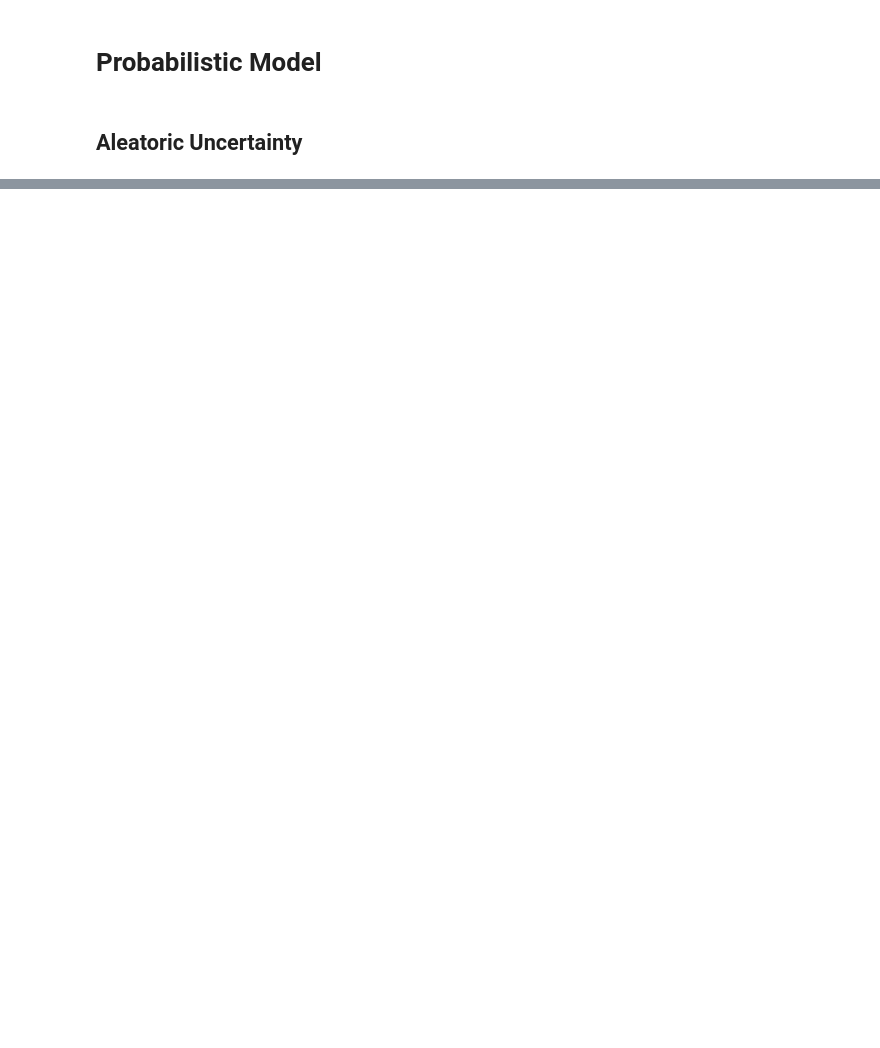
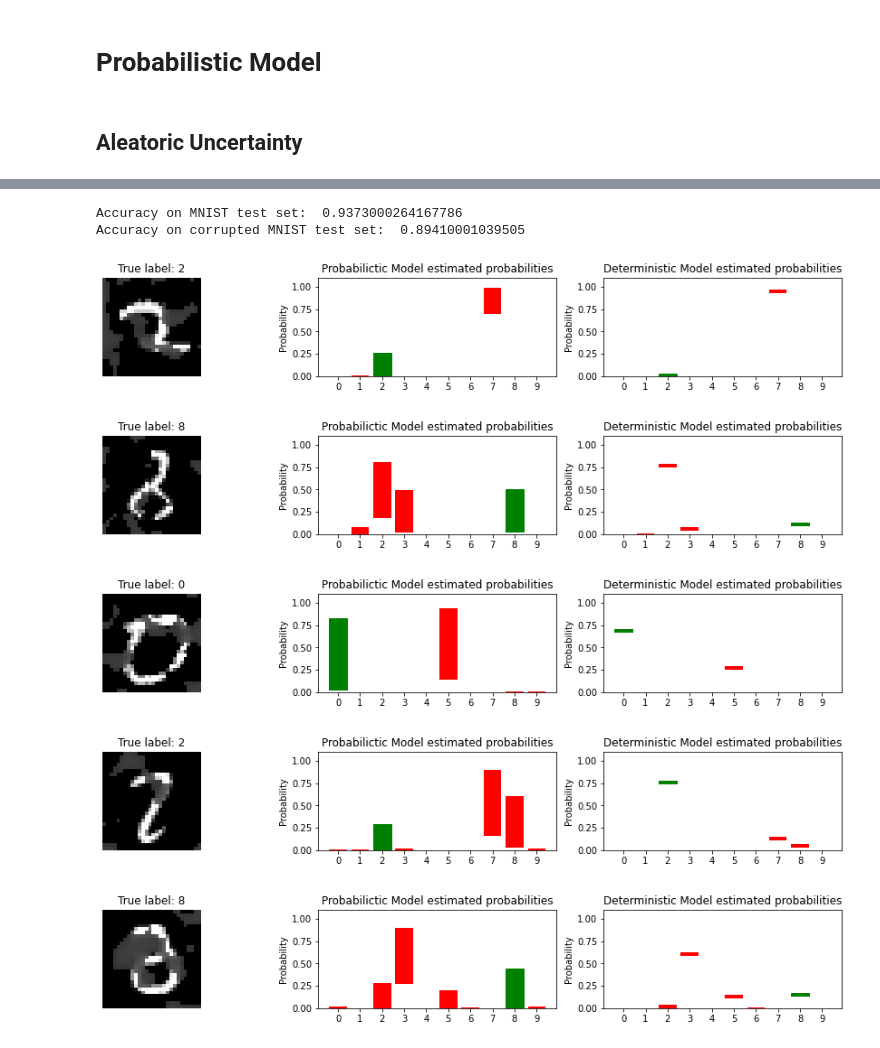
Before and after one commit to basselkassem/probabilistic-ml, a Jupyter notebook: baysian_nn.ipynb, the cells around one changed output, grey strips where cells are left out. Drawn from its saved outputs; the diff is of its cells as text; code cells hidden in the pictures; blank space fills up the shorter version.

Commit message:
implement epistemic and aleatoric uncertainty

```diff
--- a/baysian_nn.ipynb
+++ b/baysian_nn.ipynb
@@ -339,0 +340,31 @@ Corrupted MNIST test set:
+# %%
+def get_epistemic_model():
+  divergenc_fn = lambda q, p, _: tfd.kl_divergence(q, p) / X_train.shape[0]
+  model = tf.keras.models.Sequential([
+    tfpl.Convolution2DReparameterization(
+        8, 5, padding = 'same', input_shape = (28, 28, 1), activation = 'relu',
+        kernel_prior_fn = tfpl.default_multivariate_normal_fn,
+        kernel_posterior_fn = tfpl.default_mean_field_normal_fn(),
+        kernel_divergence_fn = divergenc_fn,
+        bias_prior_fn = tfpl.default_multivariate_normal_fn,
+        bias_posterior_fn = tfpl.default_mean_field_normal_fn(),
+        bias_divergence_fn = divergenc_fn,
+    ),
+    tf.keras.layers.MaxPooling2D(6),
+    tf.keras.layers.Flatten(),
+    tfpl.DenseReparameterization(
+        tfpl.OneHotCategorical.params_size(10),
+        kernel_prior_fn = tfpl.default_multivariate_normal_fn,
+        kernel_posterior_fn = tfpl.default_mean_field_normal_fn(),
+        kernel_divergence_fn = divergenc_fn,
+        bias_prior_fn = tfpl.default_multivariate_normal_fn,
+        bias_posterior_fn = tfpl.default_mean_field_normal_fn(),
+        bias_divergence_fn = divergenc_fn,
+    ),
+    tfpl.OneHotCategorical(event_size = 10)
+  ])
+  model.compile(loss = loss, optimizer = 'adam', metrics = ['accuracy'])
+  return model
+# %%
+epistemic_model = get_epistemic_model()
+epistemic_model.summary()
@@ -339,0 +390,6 @@ Corrupted MNIST test set:
+# %%
+history = epistemic_model.fit(
+    X_train, tf.keras.utils.to_categorical(y_train),
+    batch_size = 16 * strategy.num_replicas_in_sync, epochs = 10,
+    validation_split = 0.15,
+)
@@ -339,0 +417,19 @@ Corrupted MNIST test set:
+# %%
+print('Accuracy on MNIST test set: ',
+      str(epistemic_model.evaluate(X_test, tf.keras.utils.to_categorical(y_test), verbose=False)[1]))
+print('Accuracy on corrupted MNIST test set: ',
+      str(epistemic_model.evaluate(corr_X_test, tf.keras.utils.to_categorical(corr_y_test), verbose=False)[1]))
+# %% [output]
+Accuracy on MNIST test set:  0.9373000264167786
+Accuracy on corrupted MNIST test set:  0.89410001039505
+# %%
+y_hat = np.argmax(epistemic_model(corr_X_test).mean().numpy(), axis=-1)
+miss_cls = np.where(corr_y_test.reshape(-1, ) != y_hat)[0]
+for i in miss_cls[0:5]:
+    analyse_model_prediction(corr_X_test, corr_y_test, epistemic_model, aleatoric_model, i, run_ensemble=True, deter = False)
+# %% [output]
+[figure, added]
+[figure, added]
+[figure, added]
+[figure, added]
+[figure, added]
```
Also changed, not shown: parts of 30 cells of this notebook.
